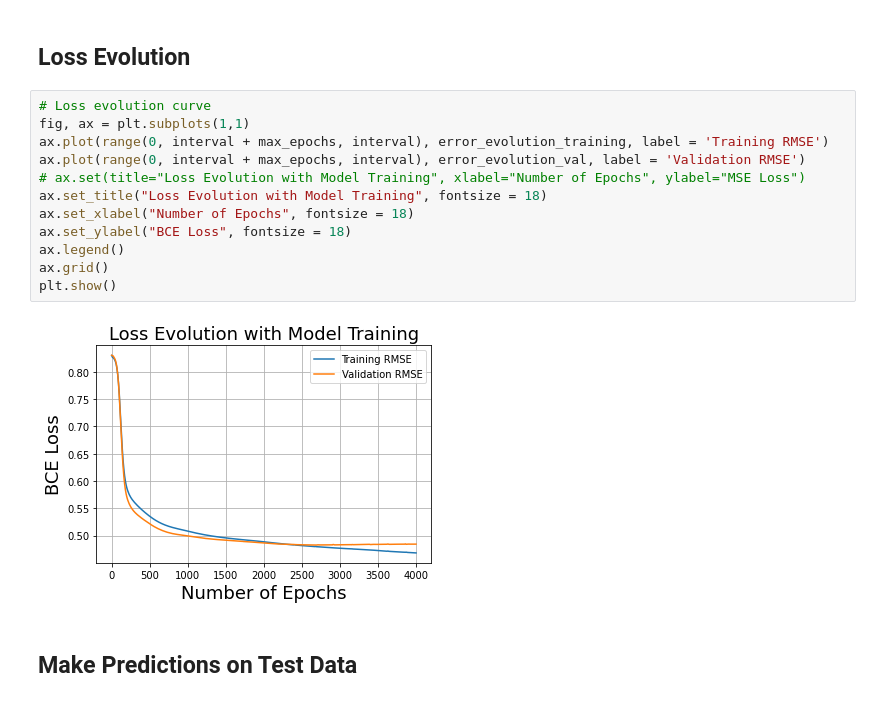
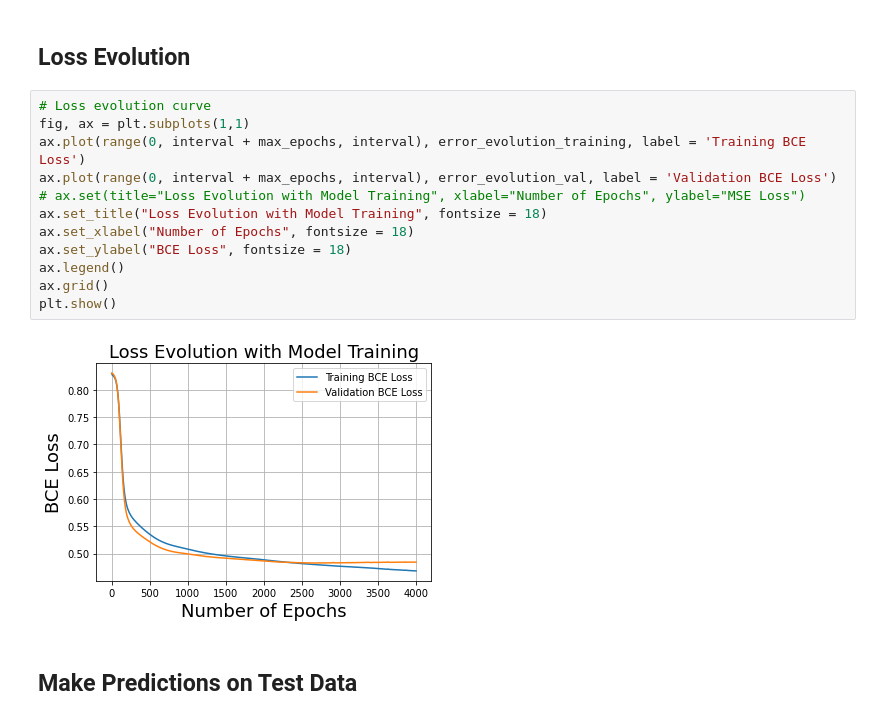
Before and after one commit to sushreyomisra07/MetaIMNet, a Jupyter notebook: TradNet_classification_train.ipynb, the cells around one changed output. Saved outputs shown, nothing was run; the diff lists cells and outputs as text.

```diff
--- a/TradNet_classification_train.ipynb
+++ b/TradNet_classification_train.ipynb
@@ -159,17 +159,17 @@ plot_auc_roc(train_data, 'damage_state', 'damage_state_pred')
 # %%
 # Loss evolution curve
 fig, ax = plt.subplots(1,1)
-ax.plot(range(0, interval + max_epochs, interval), error_evolution_training, label = 'Training RMSE')
-ax.plot(range(0, interval + max_epochs, interval), error_evolution_val, label = 'Validation RMSE')
+ax.plot(range(0, interval + max_epochs, interval), error_evolution_training, label = 'Training BCE Loss')
+ax.plot(range(0, interval + max_epochs, interval), error_evolution_val, label = 'Validation BCE Loss')
 # ax.set(title="Loss Evolution with Model Training", xlabel="Number of Epochs", ylabel="MSE Loss")
 ax.set_title("Loss Evolution with Model Training", fontsize = 18)
 ax.set_xlabel("Number of Epochs", fontsize = 18)
 ax.set_ylabel("BCE Loss", fontsize = 18)
 ax.legend()
 ax.grid()
 plt.show()
 # %% [output]
-[figure, old version]
+[figure, new version]
 # %% [markdown]
 ## Make Predictions on Test Data
 # %%
```
Also changed, not shown: parts of 1 cell of this notebook, 5 other files.
